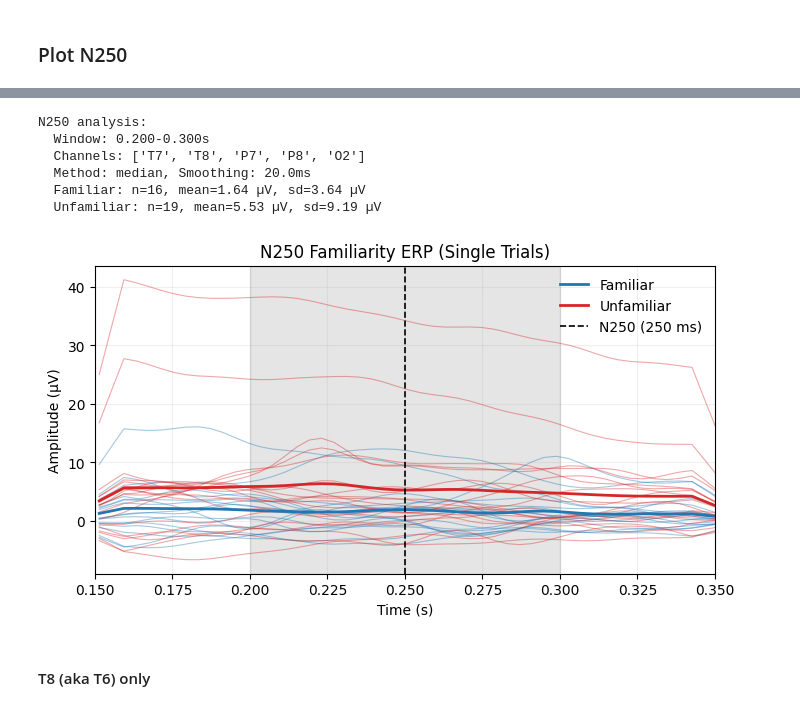
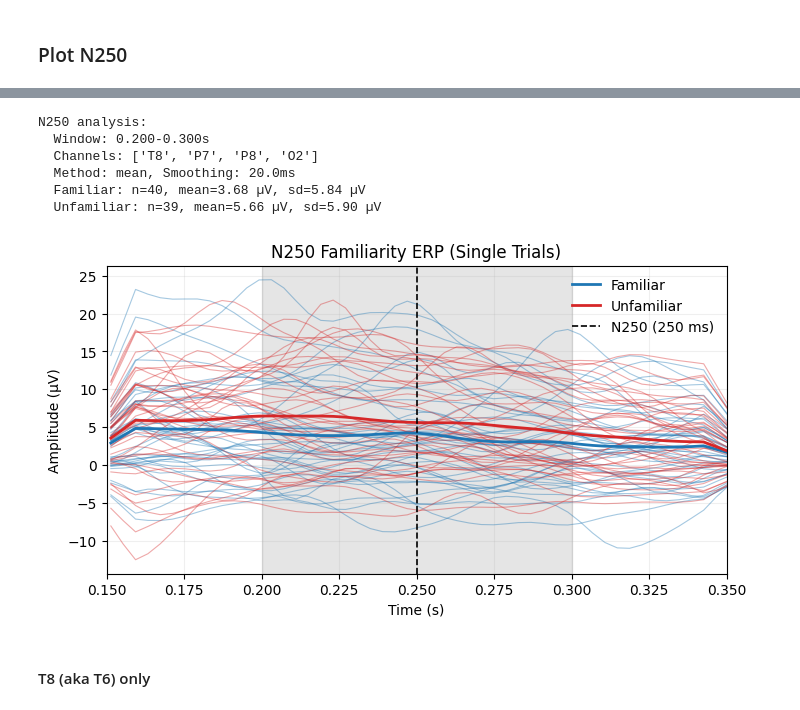
Before and after one commit to YouniPark/FYDP-rename_later-, a Jupyter notebook: poc/eeg_analysis/EEG_Data_Analysis.ipynb, the cells around one changed output, grey strips where cells are left out. Drawn from its saved outputs; the diff is of its cells as text; code cells hidden in the pictures.

```diff
--- a/poc/eeg_analysis/EEG_Data_Analysis.ipynb
+++ b/poc/eeg_analysis/EEG_Data_Analysis.ipynb
@@ -462,7 +458,7 @@ Re-reference channels using common average reference (CAR).
 Examines post-reference standard deviation of mean, which should be close to 0.
 # %%
 ## Common Average Reference (CAR)
-avg_channels = ["CZ", "T7", "T8", "P7", "P8", "O2"]  # Exclude O1 and Pz from CAR for Exp 3
+avg_channels = ["CZ", "T8", "P7", "P8", "O2"]  # Exclude O1, Pz, and T7 from CAR for Exp 3
 
 ch_upper_map = {ch.upper(): ch for ch in raw_filt.ch_names}
 picks_in_avg = [ch_upper_map[ch] for ch in avg_channels]
@@ -1058,22 +1116,23 @@ N250 analysis:
 # %%
 ## N250 (single trials overlay)
 fig, stats = plot_familiar_vs_unfamiliar(
     _base_epochs,
     component="N250",
+    picks=["T8", "P7", "P8", "O2"],
     time_window=(0.15, 0.35),
     average=False,
     smooth_ms=20,
     avg_method="mean",
     title="N250 Familiarity ERP (Single Trials)",
 )
 # %% [output]
 N250 analysis:
   Window: 0.200-0.300s
-  Channels: ['T7', 'T8', 'P7', 'P8', 'O2']
-  Method: median, Smoothing: 20.0ms
-  Familiar: n=16, mean=1.64 µV, sd=3.64 µV
-  Unfamiliar: n=19, mean=5.53 µV, sd=9.19 µV
+  Channels: ['T8', 'P7', 'P8', 'O2']
+  Method: mean, Smoothing: 20.0ms
+  Familiar: n=40, mean=3.68 µV, sd=5.84 µV
+  Unfamiliar: n=39, mean=5.66 µV, sd=5.90 µV
-[figure, old version]
+[figure, new version]
 # %% [markdown]
 #### T8 (aka T6) only
 # %%
```
Also changed, not shown: parts of 21 cells of this notebook, 2 other files.
